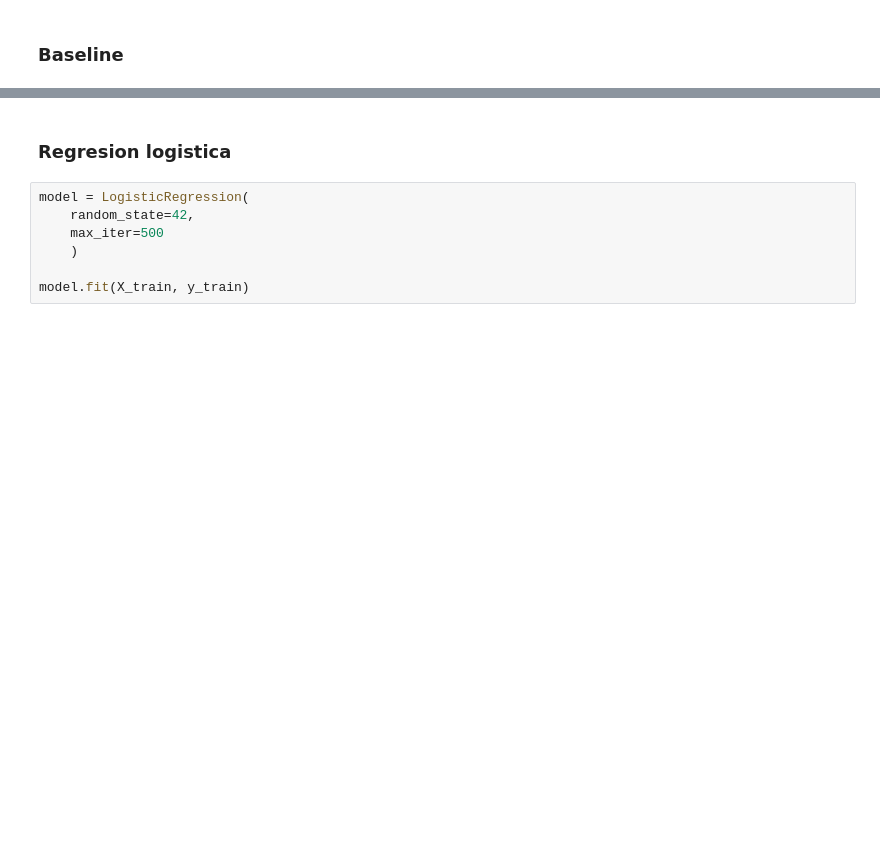
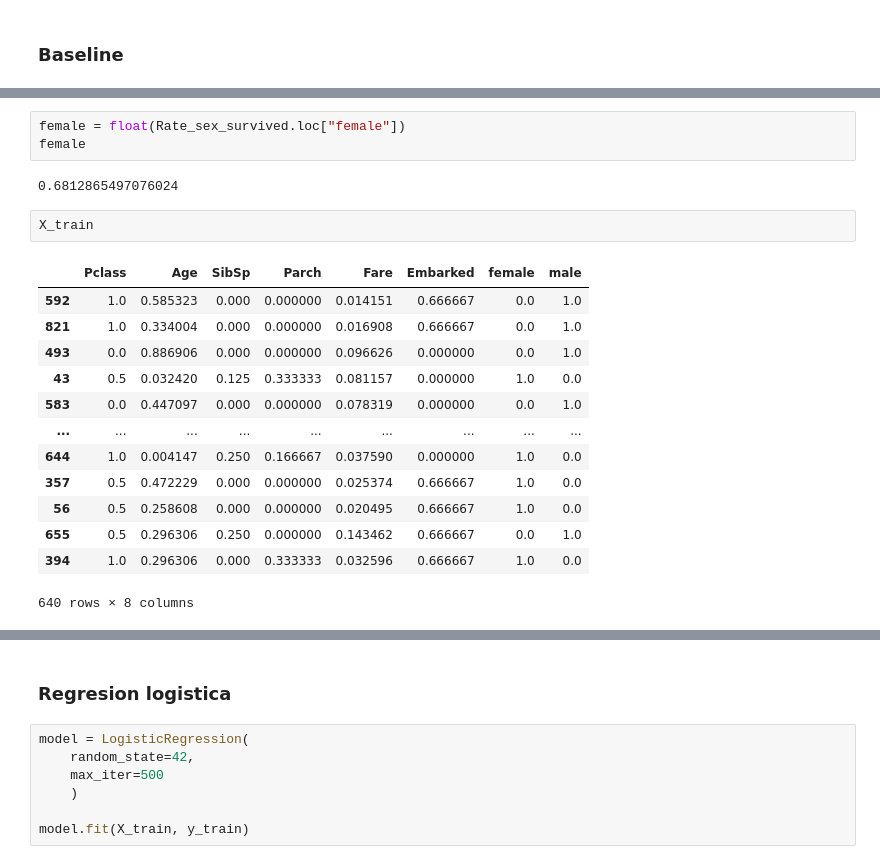
Before and after one commit to MaickMos/data_science_applied, a Jupyter notebook: Titanic_predictions.ipynb, the cells around one changed output, grey strips where cells are left out. Cells and saved outputs as stored; diff of their text form; blank space fills up the shorter version.

```diff
--- a/Titanic_predictions.ipynb
+++ b/Titanic_predictions.ipynb
@@ -195,0 +242,21 @@ Test: 90
+# %%
+female = float(Rate_sex_survived.loc["female"])
+female
+# %% [output]
+0.6812865497076024
+# %%
+X_train
+# %% [output]
+|  | Pclass | Age | SibSp | Parch | Fare | Embarked | female | male |
+| 592 | 1.0 | 0.585323 | 0.000 | 0.000000 | 0.014151 | 0.666667 | 0.0 | 1.0 |
+| 821 | 1.0 | 0.334004 | 0.000 | 0.000000 | 0.016908 | 0.666667 | 0.0 | 1.0 |
+| 493 | 0.0 | 0.886906 | 0.000 | 0.000000 | 0.096626 | 0.000000 | 0.0 | 1.0 |
+| 43 | 0.5 | 0.032420 | 0.125 | 0.333333 | 0.081157 | 0.000000 | 1.0 | 0.0 |
+| 583 | 0.0 | 0.447097 | 0.000 | 0.000000 | 0.078319 | 0.000000 | 0.0 | 1.0 |
+| ... | ... | ... | ... | ... | ... | ... | ... | ... |
+| 644 | 1.0 | 0.004147 | 0.250 | 0.166667 | 0.037590 | 0.000000 | 1.0 | 0.0 |
+| 357 | 0.5 | 0.472229 | 0.000 | 0.000000 | 0.025374 | 0.666667 | 1.0 | 0.0 |
+| 56 | 0.5 | 0.258608 | 0.000 | 0.000000 | 0.020495 | 0.666667 | 1.0 | 0.0 |
+| 655 | 0.5 | 0.296306 | 0.250 | 0.000000 | 0.143462 | 0.666667 | 0.0 | 1.0 |
+| 394 | 1.0 | 0.296306 | 0.000 | 0.333333 | 0.032596 | 0.666667 | 1.0 | 0.0 |
+640 rows × 8 columns
```
Also changed, not shown: parts of 22 cells of this notebook, 2 other files.
